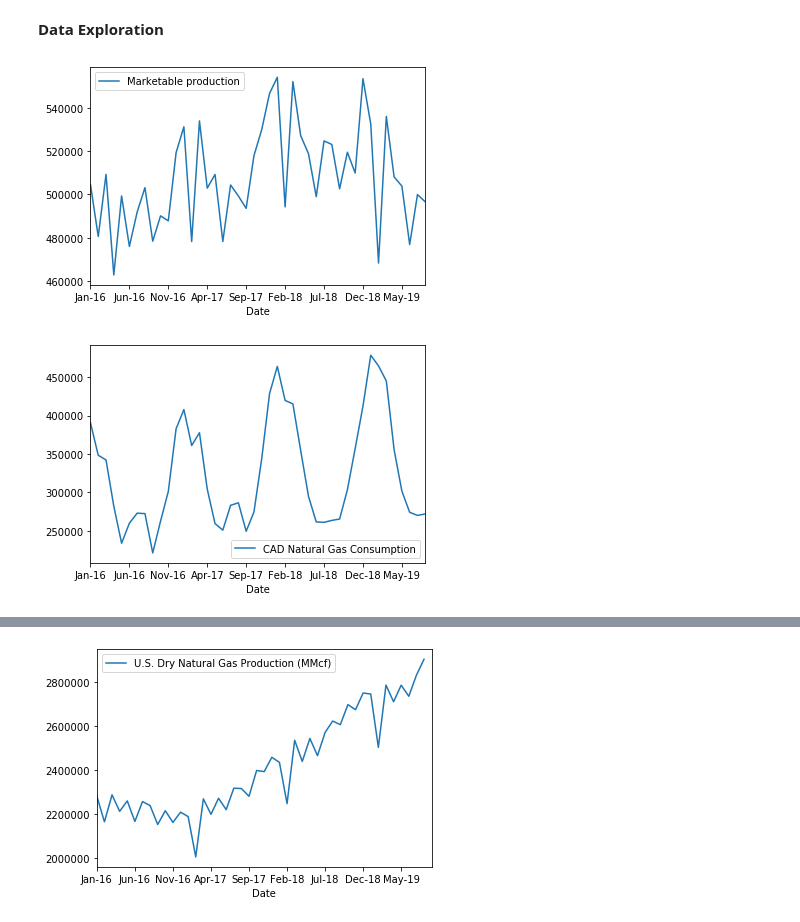
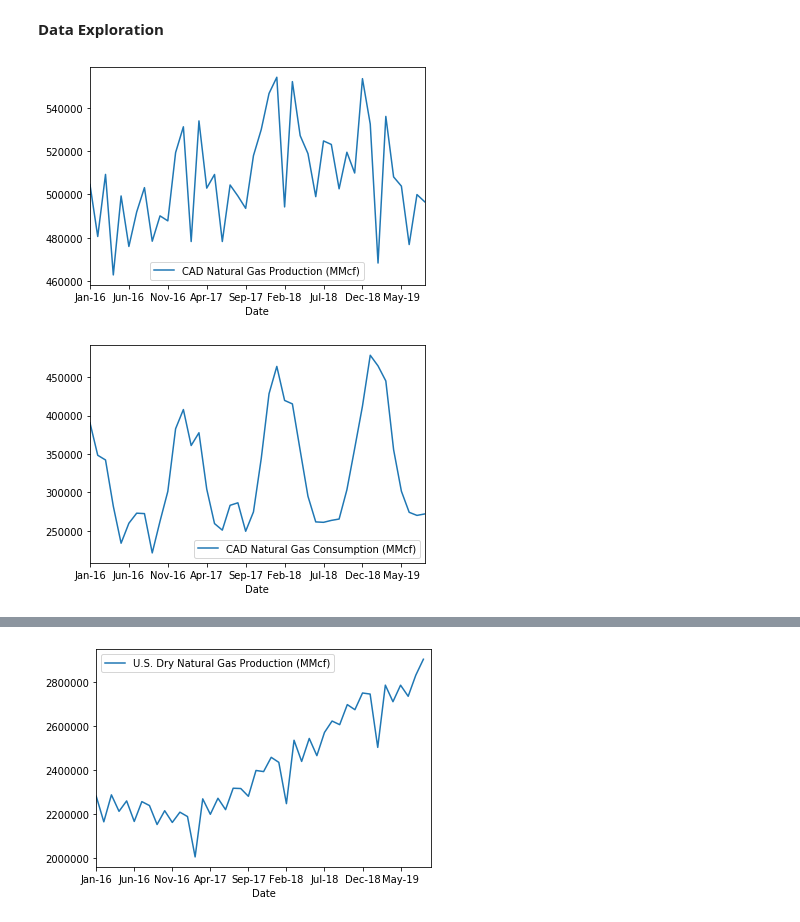
Before and after one commit to jamesbews/ENSF-519, a Jupyter notebook: ENSF 519 Natural Gas Pricing Forecast.ipynb, the cells around one changed output, grey strips where cells are left out. Cells and saved outputs as stored; diff of their text form; code cells hidden in the pictures.

```diff
--- a/ENSF 519 Natural Gas Pricing Forecast.ipynb
+++ b/ENSF 519 Natural Gas Pricing Forecast.ipynb
@@ -78,7 +79,8 @@ storage_stats_df
 - USD must be convetred to CAD
 # %%
 # Aggregate CAD Consumption
-cad_data['CAD Natural Gas Consumption'] = cad_data['Residential consumption']+cad_data['Commercial consumption']+cad_data['Industrial consumption']
+cad_data['CAD Natural Gas Consumption (MMcf)'] = cad_data['Residential consumption']+cad_data['Commercial consumption']+cad_data['Industrial consumption']
+cad_data = cad_data.rename(columns={'Marketable production': 'CAD Natural Gas Production (MMcf)'})
 cad_data = cad_data.drop(['Gross withdrawals','Imports','Residential consumption', 'Industrial consumption', 'Commercial consumption', 'Exports', 'Opening inventory', 'Closing inventory', 'Inventory change'], axis=1)
 cad_data
 # %% [output]
@@ -124,15 +146,17 @@ conv_cad_data = cad_data.apply(lambda x: x * cm_to_mmcf)
 # %%
 import matplotlib.pyplot as plt
 %matplotlib inline
 
+#CAD Production
 ax = plt.gca()
-conv_cad_data.plot(kind='line', y='Marketable production', ax=ax)
+conv_cad_data.plot(kind='line', y='CAD Natural Gas Production (MMcf)', ax=ax)
 plt.show()
 # %% [output]
-[figure, old version]
+[figure, new version]
 # %%
+#CAD Consumption
 ax = plt.gca()
-conv_cad_data.plot(kind='line', y='CAD Natural Gas Consumption', ax=ax)
+conv_cad_data.plot(kind='line', y='CAD Natural Gas Consumption (MMcf)', ax=ax)
 plt.show()
 # %% [output]
-[figure, old version]
+[figure, new version]
```
Also changed, not shown: parts of 17 cells of this notebook.
